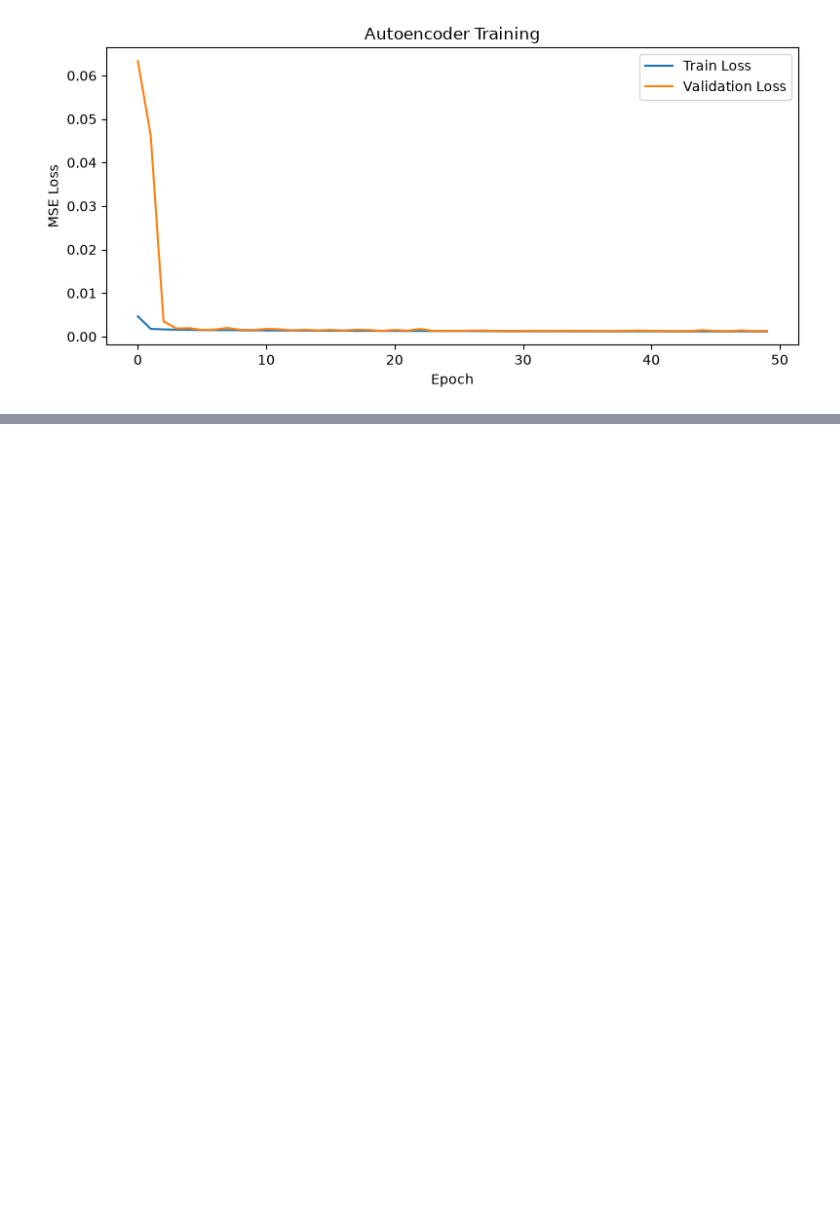
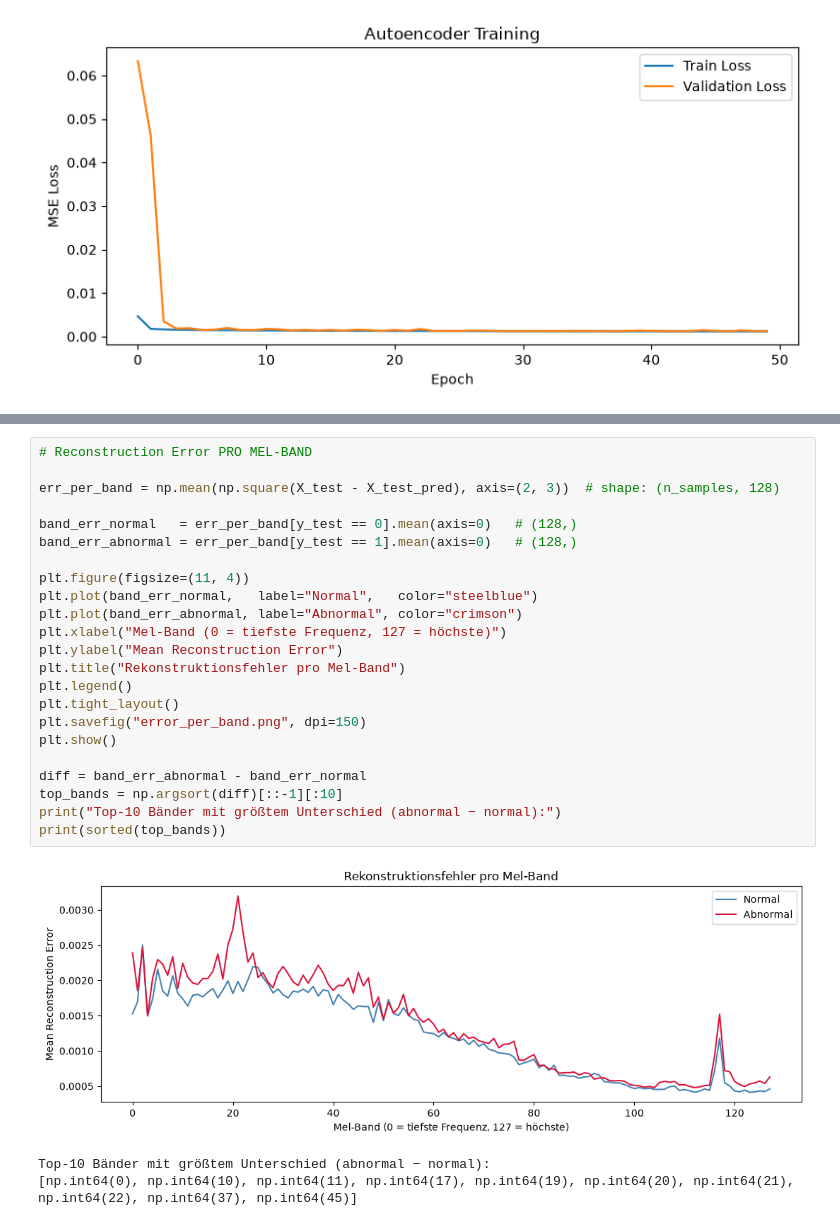
Before and after one commit to GaTe92/AcousticAnomalyDetector, a Jupyter notebook: notebooks/03_neural_network.ipynb, the cells around one changed output, grey strips where cells are left out. Saved outputs shown, nothing was run; the diff lists cells and outputs as text; blank space fills up the shorter version.

```diff
--- a/notebooks/03_neural_network.ipynb
+++ b/notebooks/03_neural_network.ipynb
@@ -281,0 +273,27 @@ AUC Score: 0.7079
+# %%
+# Reconstruction Error PRO MEL-BAND
+
+err_per_band = np.mean(np.square(X_test - X_test_pred), axis=(2, 3))  # shape: (n_samples, 128)
+
+band_err_normal   = err_per_band[y_test == 0].mean(axis=0)   # (128,)
+band_err_abnormal = err_per_band[y_test == 1].mean(axis=0)   # (128,)
+
+plt.figure(figsize=(11, 4))
+plt.plot(band_err_normal,   label="Normal",   color="steelblue")
+plt.plot(band_err_abnormal, label="Abnormal", color="crimson")
+plt.xlabel("Mel-Band (0 = tiefste Frequenz, 127 = höchste)")
+plt.ylabel("Mean Reconstruction Error")
+plt.title("Rekonstruktionsfehler pro Mel-Band")
+plt.legend()
+plt.tight_layout()
+plt.savefig("error_per_band.png", dpi=150)
+plt.show()
+
+diff = band_err_abnormal - band_err_normal
+top_bands = np.argsort(diff)[::-1][:10]
+print("Top-10 Bänder mit größtem Unterschied (abnormal − normal):")
+print(sorted(top_bands))
+# %% [output]
+[figure, added]
+Top-10 Bänder mit größtem Unterschied (abnormal − normal):
+[np.int64(0), np.int64(10), np.int64(11), np.int64(17), np.int64(19), np.int64(20), np.int64(21), np.int64(22), np.int64(37), np.int64(45)]
```
Also changed, not shown: parts of 11 cells of this notebook, 2 other files.
